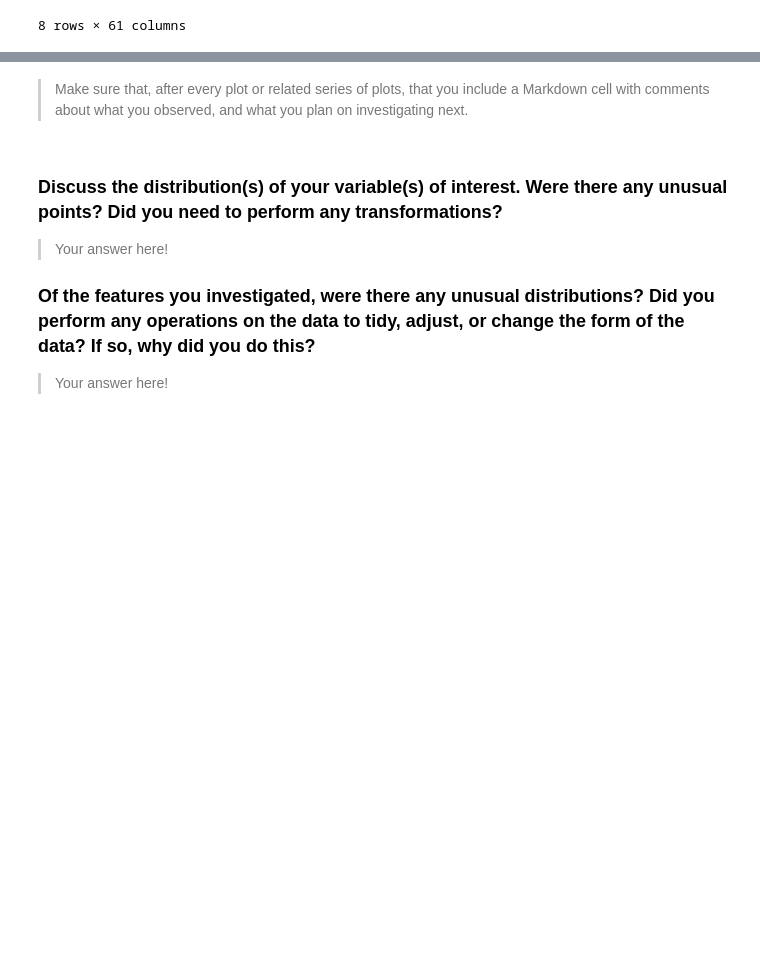
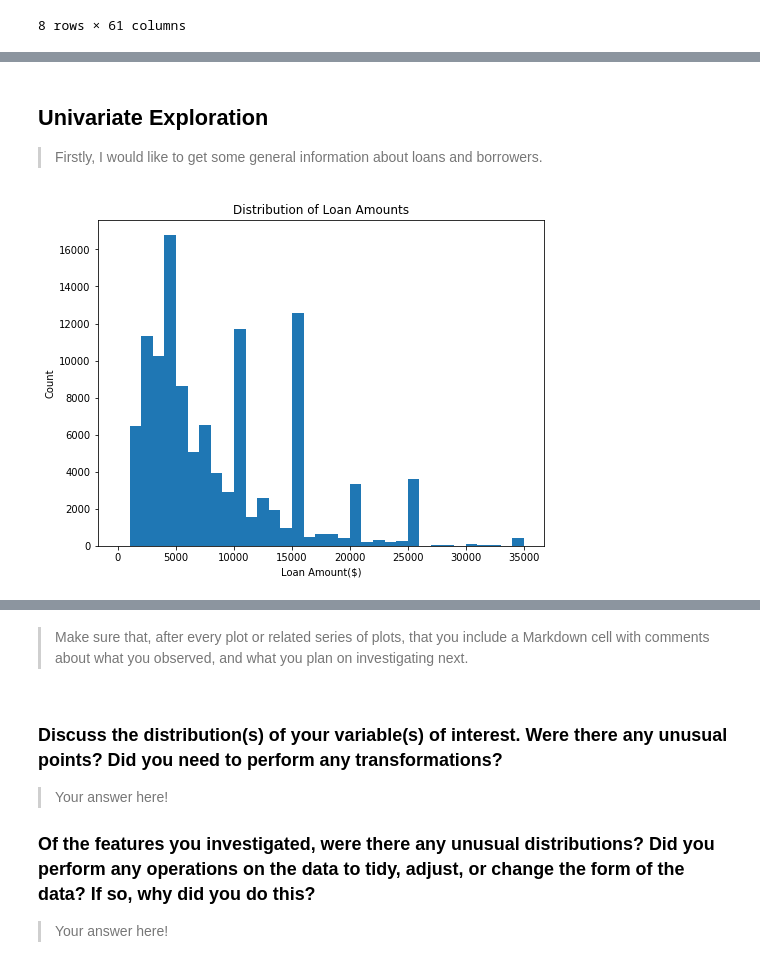
Before and after one commit to RosvitaR/Visualisation-Practice, a Jupyter notebook: exploration_template.ipynb, the cells around one changed output, grey strips where cells are left out. Drawn from its saved outputs; the diff is of its cells as text; code cells hidden in the pictures; blank space fills up the shorter version.

```diff
--- a/exploration_template.ipynb
+++ b/exploration_template.ipynb
@@ -159,0 +154,15 @@ and prepare yourself to look at relationships between variables.
+# %% [markdown]
+## Univariate Exploration
+
+> Firstly, I would like to get some general information about loans and borrowers.
+# %%
+plt.figure(figsize = [8, 6])
+bin_size = 1000
+bin_edges = np.arange(0, loans['LoanOriginalAmount'].max() + bin_size, bin_size)
+plt.hist(data = loans, x = 'LoanOriginalAmount', bins = bin_edges)
+plt.xlabel('Loan Amount($)')
+plt.ylabel('Count')
+plt.title('Distribution of Loan Amounts')
+plt.show()
+# %% [output]
+[figure, added]
```
Also changed, not shown: parts of 10 cells of this notebook.
